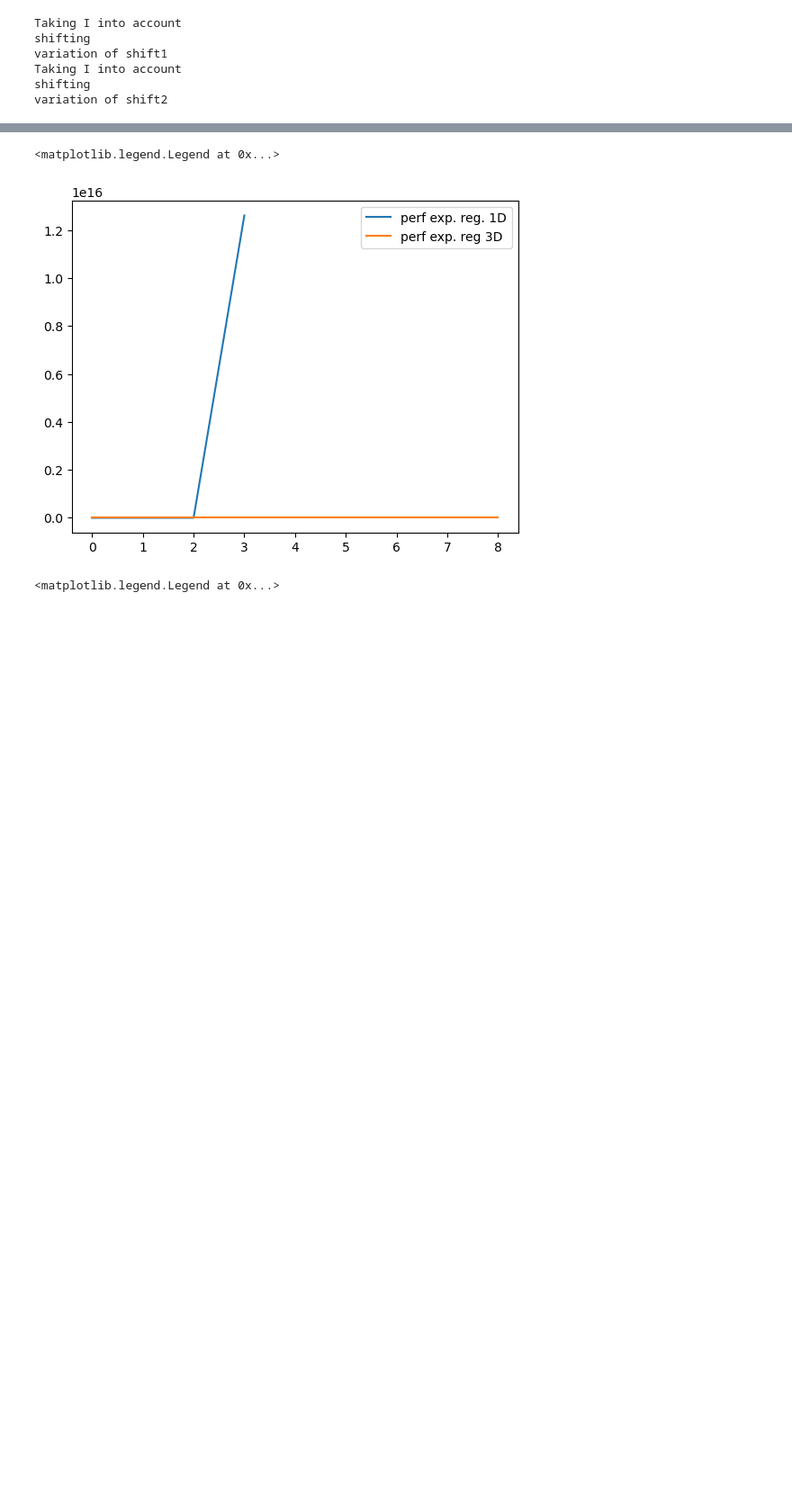
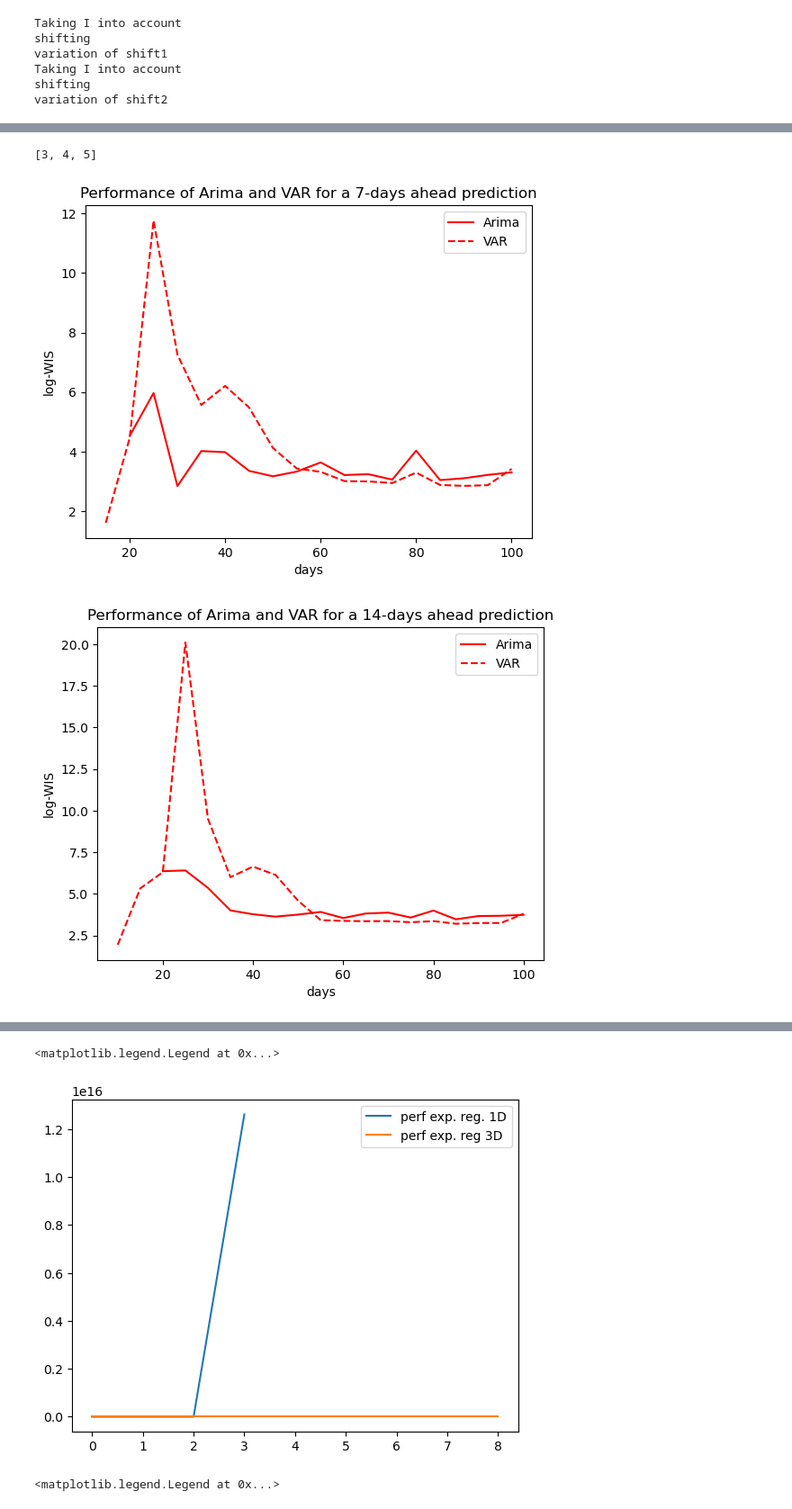
Before and after one commit to gregoirebechade/covid_internship, a Jupyter notebook: 07_global_evaluation_of_the_models.ipynb, the cells around one changed output, grey strips where cells are left out. Shown at 90% size. Drawn from its saved outputs; the diff is of its cells as text; code cells hidden in the pictures; blank space fills up the shorter version.

```diff
--- a/07_global_evaluation_of_the_models.ipynb
+++ b/07_global_evaluation_of_the_models.ipynb
@@ -137,0 +289,78 @@ with open('./results/comparing_models3D_reach=7.json', 'r') as f:
+# %%
+[1, 2, 3, 4, 5][2:]
+# %% [output]
+[3, 4, 5]
+# %%
+perf_arima_7=[]
+perf_var_7=[]
+points=[]
+for point in dicoresults3D_reach_7.keys():
+    point_int=(int(point.split('[')[1].split(']')[0]))
+    points.append(point_int)
+    perf_arima_7.append(dicoresults1D_reach_7[point][models1D.index('Arima')])
+    perf_var_7.append(dicoresults3D_reach_7[point][models3D.index('VAR')])
+plt.plot(points, np.log(perf_arima_7), label='Arima', c=dicocolors['Arima'])
+plt.plot(points, np.log(perf_var_7), label='VAR',linestyle='--',  c=dicocolors['VAR'])
+plt.title('Performance of Arima and VAR for a 7-days ahead prediction')
+plt.xlabel('days')
+plt.ylabel('log-WIS')
+plt.legend()
+plt.show()
+
+
+perf_arima_14=[]
+perf_var_14=[]
+points=[]
+for point in dicoresults3D_reach_14.keys():
+    point_int=(int(point.split('[')[1].split(']')[0]))
+    points.append(point_int)
+    perf_arima_14.append(dicoresults1D_reach_14[point][models1D.index('Arima')])
+    perf_var_14.append(dicoresults3D_reach_14[point][models3D.index('VAR')])
+plt.plot(points, np.log(perf_arima_14), label='Arima', c=dicocolors['Arima'])
+plt.plot(points, np.log(perf_var_14), label='VAR',linestyle='--',  c=dicocolors['VAR'])
+plt.title('Performance of Arima and VAR for a 14-days ahead prediction')
+plt.xlabel('days')
+plt.ylabel('log-WIS')
+plt.legend()
+plt.show()
+
+perf_sir_7=[]
+perf_sird1_7=[]
+perf_sird2_7=[]
+points=[]
+for point in dicoresults3D_reach_7.keys():
+    point_int=(int(point.split('[')[1].split(']')[0]))
+    points.append(point_int)
+    perf_sir_7.append(dicoresults1D_reach_7[point][models1D.index('SIRD')])
+    perf_sird1_7.append(dicoresults3D_reach_7[point][models3D.index('SIRD multi 1')])
+    perf_sird2_7.append(dicoresults3D_reach_7[point][models3D.index('SIRD multi 2')])
+plt.plot(points[2:], (perf_sir_7)[2:], label='SIRD', c=dicocolors['SIRD'])
+plt.plot(points[2:], (perf_sird1_7)[2:], label='SIRD multi 1',linestyle='--', c=dicocolors['SIRD multi 1'])
+plt.plot(points[2:], (perf_sird2_7)[2:], label='SIRD multi 2',linestyle='--', c=dicocolors['SIRD multi 2'])
+plt.title('Performance of SIRD and SIRD multi for a 7-days ahead prediction')
+plt.xlabel('days')
+plt.ylabel('WIS')
+plt.legend()
+plt.show()
+
+perf_sir_14=[]
+perf_sird1_14=[]
+perf_sird2_14=[]
+points=[]
+for point in dicoresults3D_reach_14.keys():
+    point_int=(int(point.split('[')[1].split(']')[0]))
+    points.append(point_int)
+    perf_sir_14.append(dicoresults1D_reach_14[point][models1D.index('SIRD')])
+    perf_sird1_14.append(dicoresults3D_reach_14[point][models3D.index('SIRD multi 1')])
+    perf_sird2_14.append(dicoresults3D_reach_14[point][models3D.index('SIRD multi 2')])
+plt.plot(points[2:],(perf_sir_14)[2:], label='SIRD', c=dicocolors['SIRD'])
+plt.plot(points[2:], (perf_sird1_14)[2:], label='SIRD multi 1',linestyle='--', c=dicocolors['SIRD multi 1'])
+plt.plot(points[2:], (perf_sird2_14)[2:], label='SIRD multi 2',linestyle='--', c=dicocolors['SIRD multi 2'])
+plt.title('Performance of SIRD and SIRD multi for a 14-days ahead prediction')
+plt.xlabel('days')
+plt.ylabel('WIS')
+plt.legend()
+plt.show()
+# %% [output]
+[figure, added]
+[figure, added]
```
Also changed, not shown: parts of 18 cells of this notebook, 4 other files.
